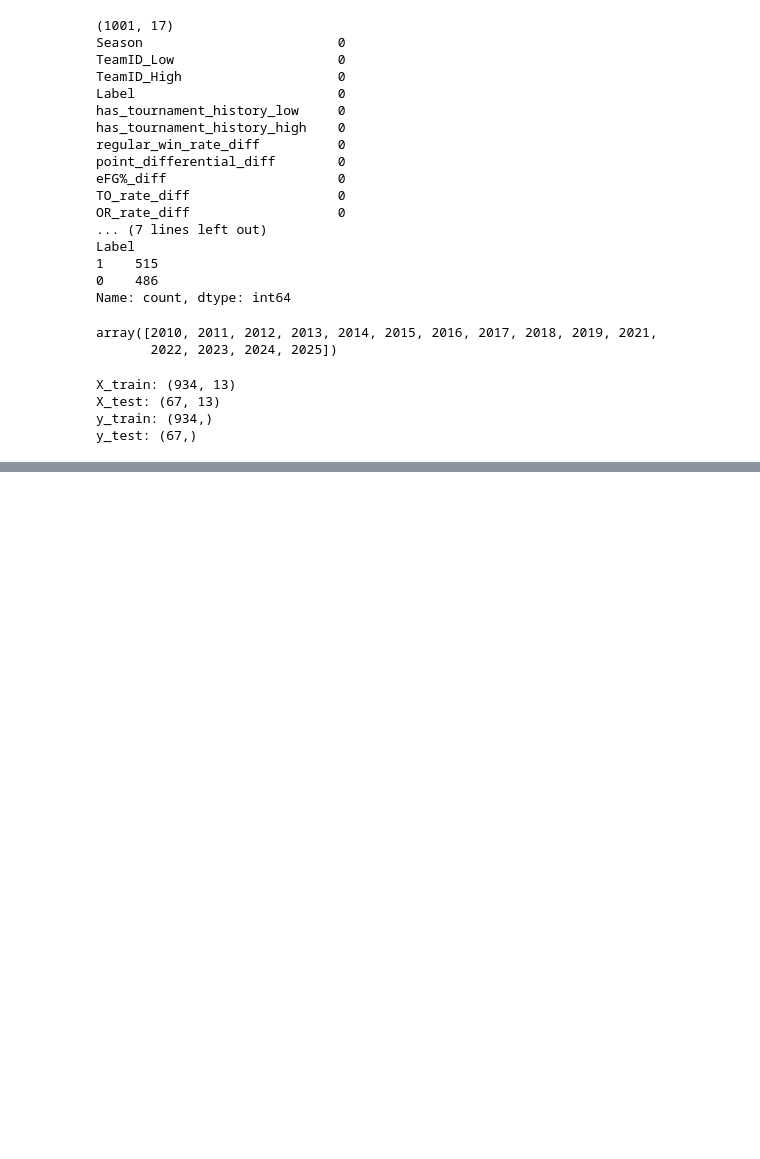
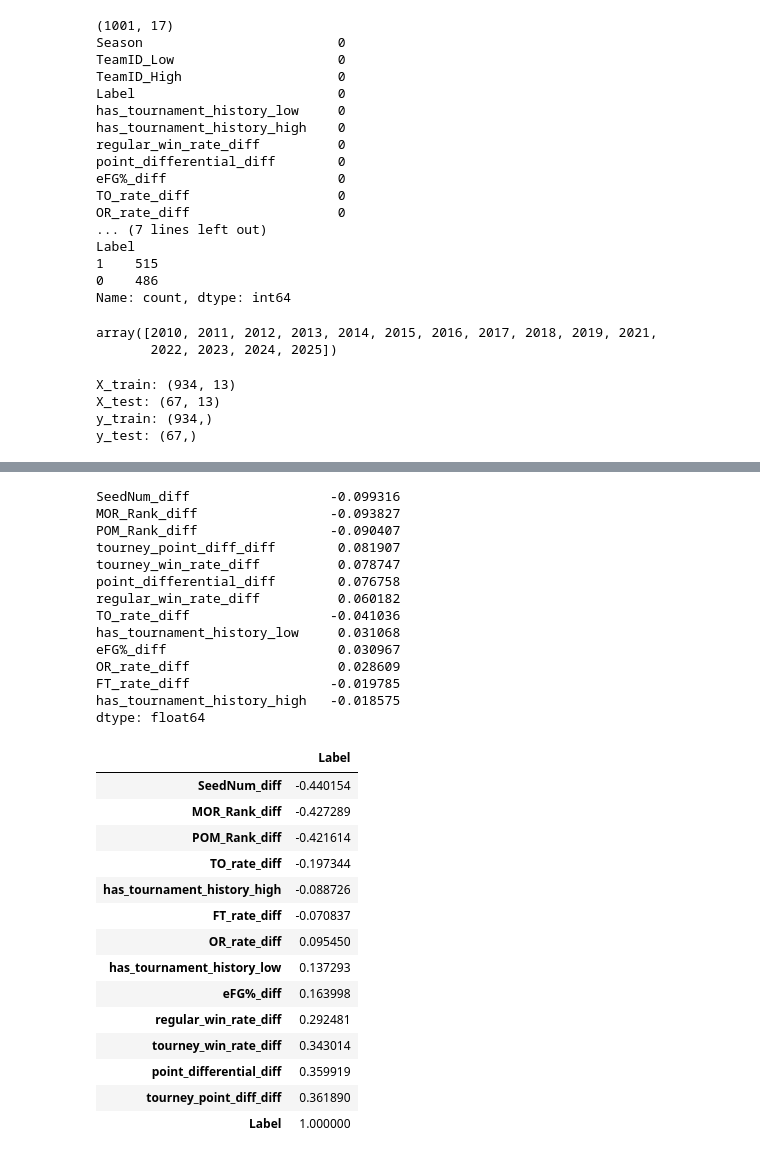
Before and after one commit to ujjwalbasnyat/march-matchup-inference-pipeline, a Jupyter notebook: data_science/notebook.ipynb, the cells around one changed output, grey strips where cells are left out. Saved outputs shown, nothing was run; the diff lists cells and outputs as text; code cells hidden in the pictures; blank space fills up the shorter version.

```diff
--- a/data_science/notebook.ipynb
+++ b/data_science/notebook.ipynb
@@ -762,0 +804,39 @@ Brier Score: 0.1563
+# %%
+coefficients = pd.Series(
+    model.coef_[0],
+    index=X.columns
+).sort_values(key=abs, ascending=False)
+
+print(coefficients)
+print("\n")
+(corr[['Label']].sort_values(by='Label', ascending=True))
+# %% [output]
+SeedNum_diff                  -0.099316
+MOR_Rank_diff                 -0.093827
+POM_Rank_diff                 -0.090407
+tourney_point_diff_diff        0.081907
+tourney_win_rate_diff          0.078747
+point_differential_diff        0.076758
+regular_win_rate_diff          0.060182
+TO_rate_diff                  -0.041036
+has_tournament_history_low     0.031068
+eFG%_diff                      0.030967
+OR_rate_diff                   0.028609
+FT_rate_diff                  -0.019785
+has_tournament_history_high   -0.018575
+dtype: float64
+|  | Label |
+| SeedNum_diff | -0.440154 |
+| MOR_Rank_diff | -0.427289 |
+| POM_Rank_diff | -0.421614 |
+| TO_rate_diff | -0.197344 |
+| has_tournament_history_high | -0.088726 |
+| FT_rate_diff | -0.070837 |
+| OR_rate_diff | 0.095450 |
+| has_tournament_history_low | 0.137293 |
+| eFG%_diff | 0.163998 |
+| regular_win_rate_diff | 0.292481 |
+| tourney_win_rate_diff | 0.343014 |
+| point_differential_diff | 0.359919 |
+| tourney_point_diff_diff | 0.361890 |
+| Label | 1.000000 |
```
Also changed, not shown: parts of 5 cells of this notebook.
